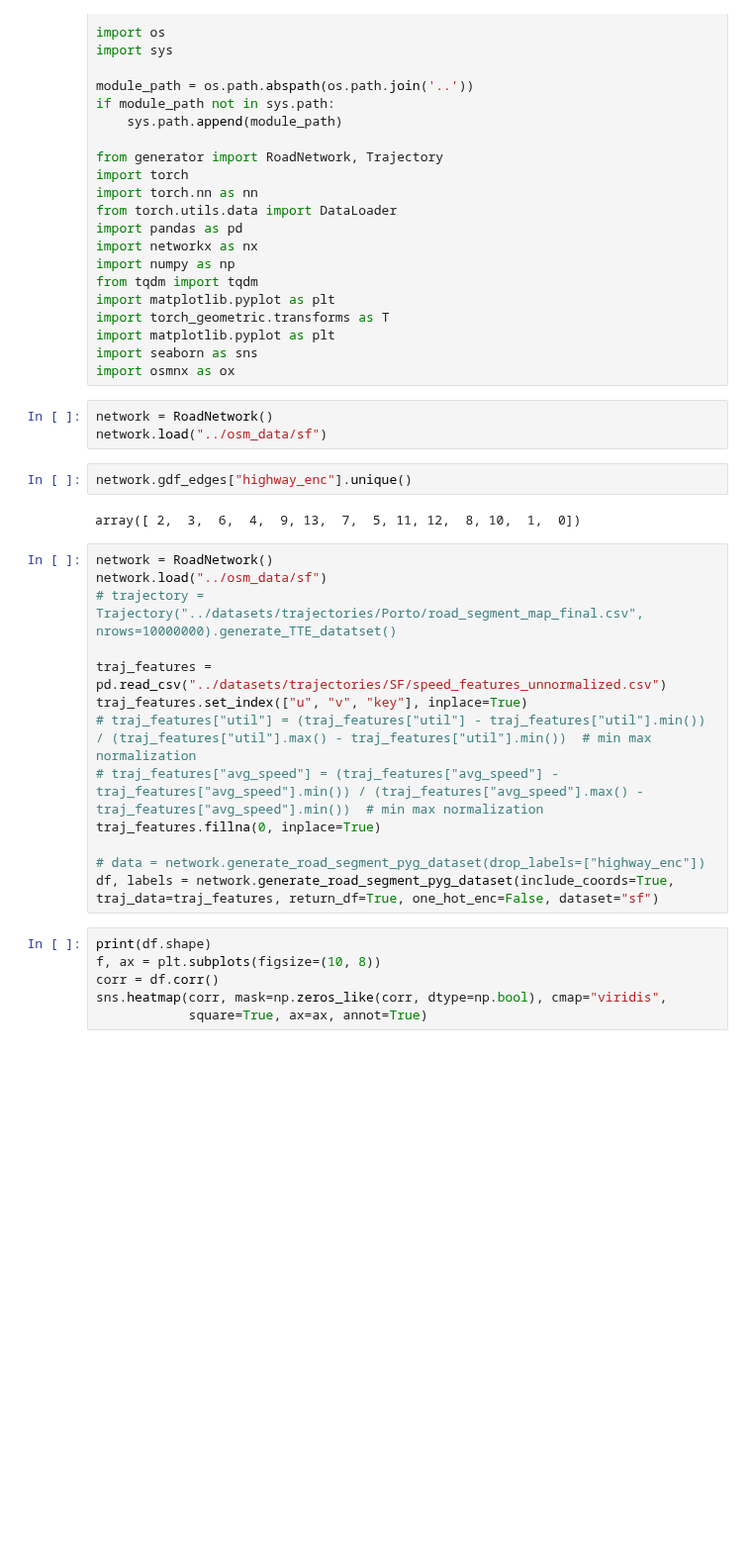
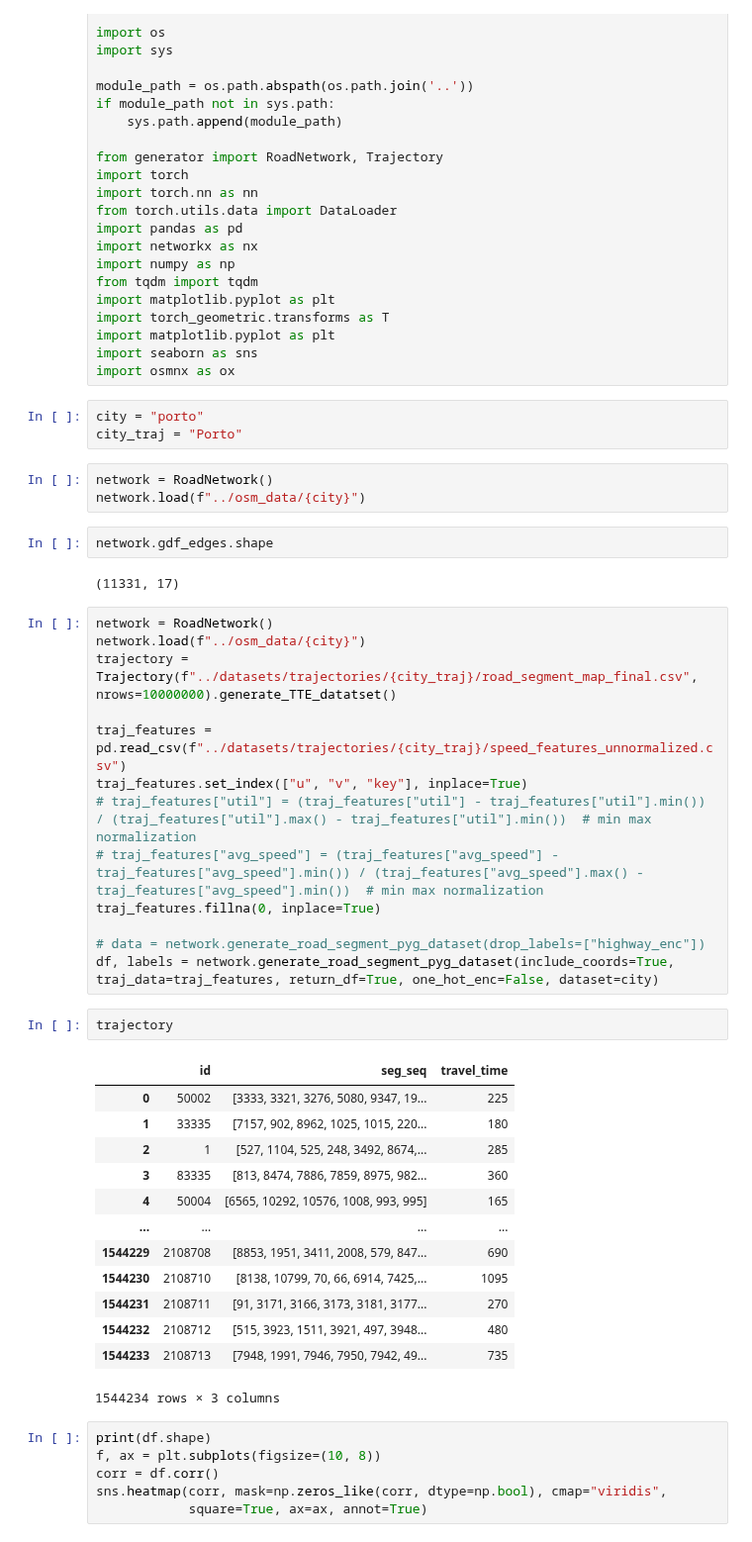
Before and after one commit to SwiftPredator/Trajectory-based-Road-Network-Representation-Learning, a Jupyter notebook: evaluation/explanatory_data_analysis.ipynb, the cells around one changed output. Shown at 99% size. Saved outputs shown, nothing was run; the diff lists cells and outputs as text; blank space fills up the shorter version.

```diff
--- a/evaluation/explanatory_data_analysis.ipynb
+++ b/evaluation/explanatory_data_analysis.ipynb
@@ -22,26 +22,45 @@ import torch_geometric.transforms as T
 import matplotlib.pyplot as plt
 import seaborn as sns
 import osmnx as ox
+# %%
+city = "porto"
+city_traj = "Porto"
 # %%
 network = RoadNetwork()
-network.load("../osm_data/sf")
+network.load(f"../osm_data/{city}")
 # %%
-network.gdf_edges["highway_enc"].unique()
+network.gdf_edges.shape
 # %% [output]
-array([ 2,  3,  6,  4,  9, 13,  7,  5, 11, 12,  8, 10,  1,  0])
+(11331, 17)
 # %%
 network = RoadNetwork()
-network.load("../osm_data/sf")
-# trajectory = Trajectory("../datasets/trajectories/Porto/road_segment_map_final.csv", nrows=10000000).generate_TTE_datatset()
+network.load(f"../osm_data/{city}")
+trajectory = Trajectory(f"../datasets/trajectories/{city_traj}/road_segment_map_final.csv", nrows=10000000).generate_TTE_datatset()
 
-traj_features = pd.read_csv("../datasets/trajectories/SF/speed_features_unnormalized.csv")
+traj_features = pd.read_csv(f"../datasets/trajectories/{city_traj}/speed_features_unnormalized.csv")
 traj_features.set_index(["u", "v", "key"], inplace=True)
 # traj_features["util"] = (traj_features["util"] - traj_features["util"].min()) / (traj_features["util"].max() - traj_features["util"].min())  # min max normalization
 # traj_features["avg_speed"] = (traj_features["avg_speed"] - traj_features["avg_speed"].min()) / (traj_features["avg_speed"].max() - traj_features["avg_speed"].min())  # min max normalization
 traj_features.fillna(0, inplace=True)
 
 # data = network.generate_road_segment_pyg_dataset(drop_labels=["highway_enc"])
-df, labels = network.generate_road_segment_pyg_dataset(include_coords=True, traj_data=traj_features, return_df=True, one_hot_enc=False, dataset="sf")
+df, labels = network.generate_road_segment_pyg_dataset(include_coords=True, traj_data=traj_features, return_df=True, one_hot_enc=False, dataset=city)
+# %%
+trajectory
+# %% [output]
+|  | id | seg_seq | travel_time |
+| 0 | 50002 | [3333, 3321, 3276, 5080, 9347, 19... | 225 |
+| 1 | 33335 | [7157, 902, 8962, 1025, 1015, 220... | 180 |
+| 2 | 1 | [527, 1104, 525, 248, 3492, 8674,... | 285 |
+| 3 | 83335 | [813, 8474, 7886, 7859, 8975, 982... | 360 |
+| 4 | 50004 | [6565, 10292, 10576, 1008, 993, 995] | 165 |
+| ... | ... | ... | ... |
+| 1544229 | 2108708 | [8853, 1951, 3411, 2008, 579, 847... | 690 |
+| 1544230 | 2108710 | [8138, 10799, 70, 66, 6914, 7425,... | 1095 |
+| 1544231 | 2108711 | [91, 3171, 3166, 3173, 3181, 3177... | 270 |
+| 1544232 | 2108712 | [515, 3923, 1511, 3921, 497, 3948... | 480 |
+| 1544233 | 2108713 | [7948, 1991, 7946, 7950, 7942, 49... | 735 |
+1544234 rows × 3 columns
 # %%
 print(df.shape)
 f, ax = plt.subplots(figsize=(10, 8))
```
Also changed, not shown: 17 other files.
